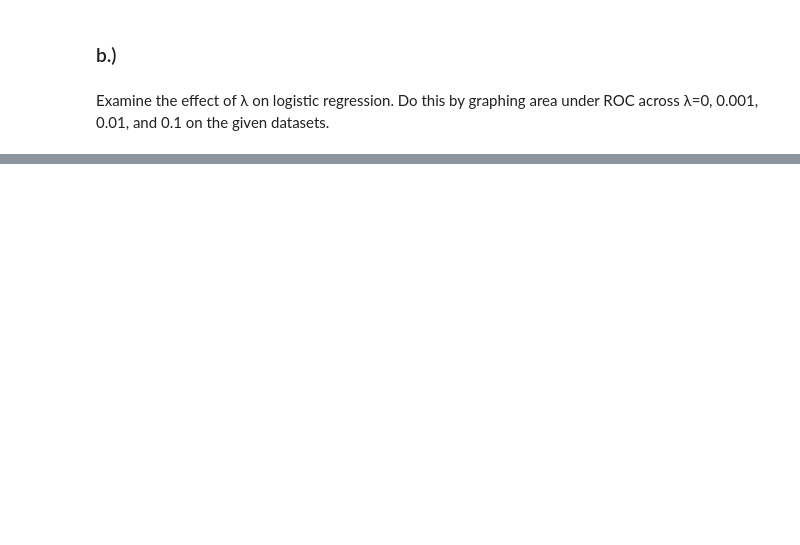
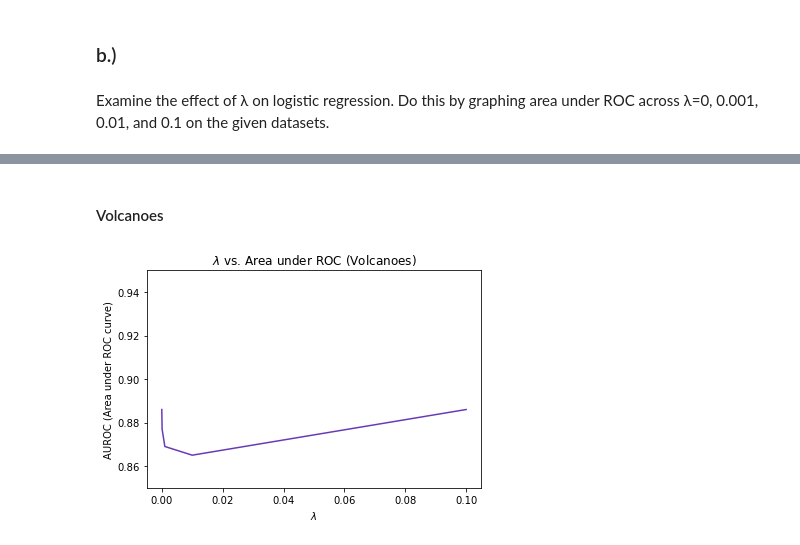
Before and after one commit to johnmays/ML_class_repo_hidden, a Jupyter notebook: notebooks/Programming2.ipynb, the cells around one changed output, grey strips where cells are left out. Cells and saved outputs as stored; diff of their text form; code cells hidden in the pictures; blank space fills up the shorter version.

```diff
--- a/notebooks/Programming2.ipynb
+++ b/notebooks/Programming2.ipynb
@@ -35,0 +58,14 @@ Examine the effect of λ on logistic regression. Do this by graphing area under
+# %% [markdown]
+#### Volcanoes
+# %%
+lambdas = [0.0, 0.0001, 0.001, 0.01, 0.1] # log(0) is undefined; first entry is for plotting purposes
+aucs = [0.886, 0.877, 0.869, 0.865, 0.886]
+
+plt.plot(lambdas, aucs, color=purples[3])
+plt.xlabel("$\lambda$")
+# plt.xscale('log') # log(0) is undefined; so I will not plot logarithmically
+plt.ylim(0.850,0.950)
+plt.ylabel("AUROC (Area under ROC curve)")
+plt.title("$\lambda$ vs. Area under ROC (Volcanoes)");
+# %% [output]
+[figure, added]
```
Also changed, not shown: parts of 13 cells of this notebook, 1 other file.
